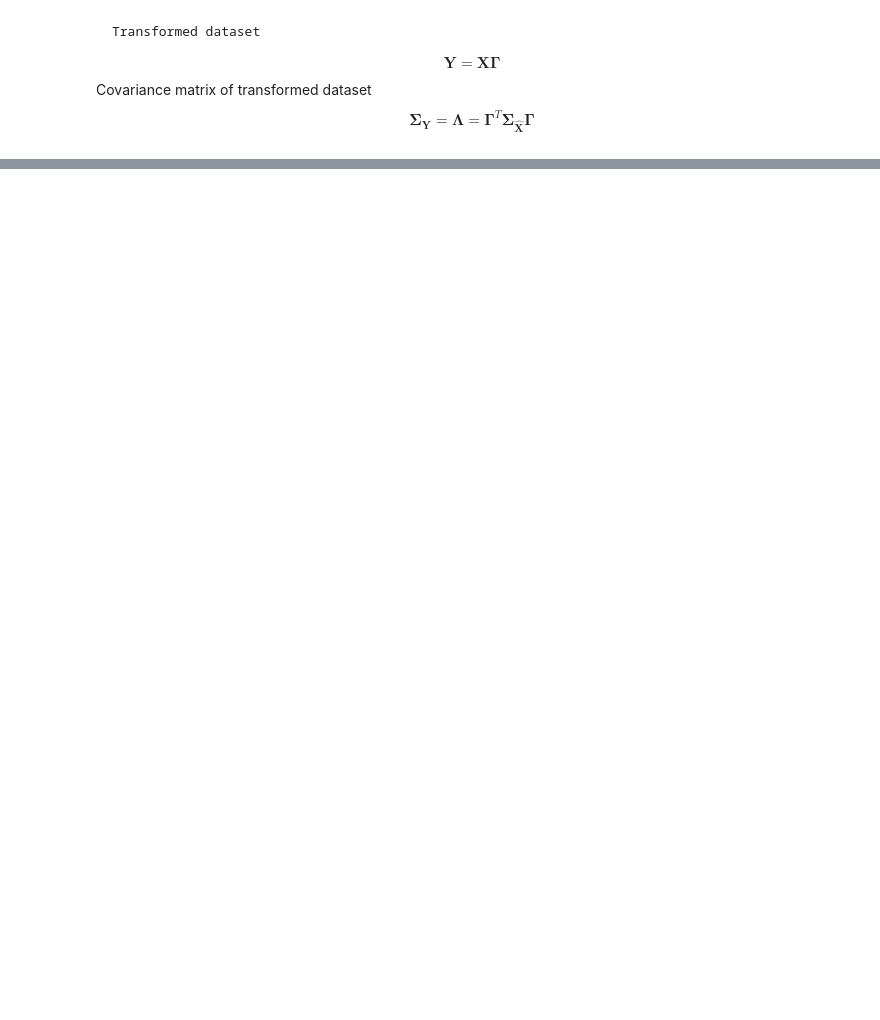
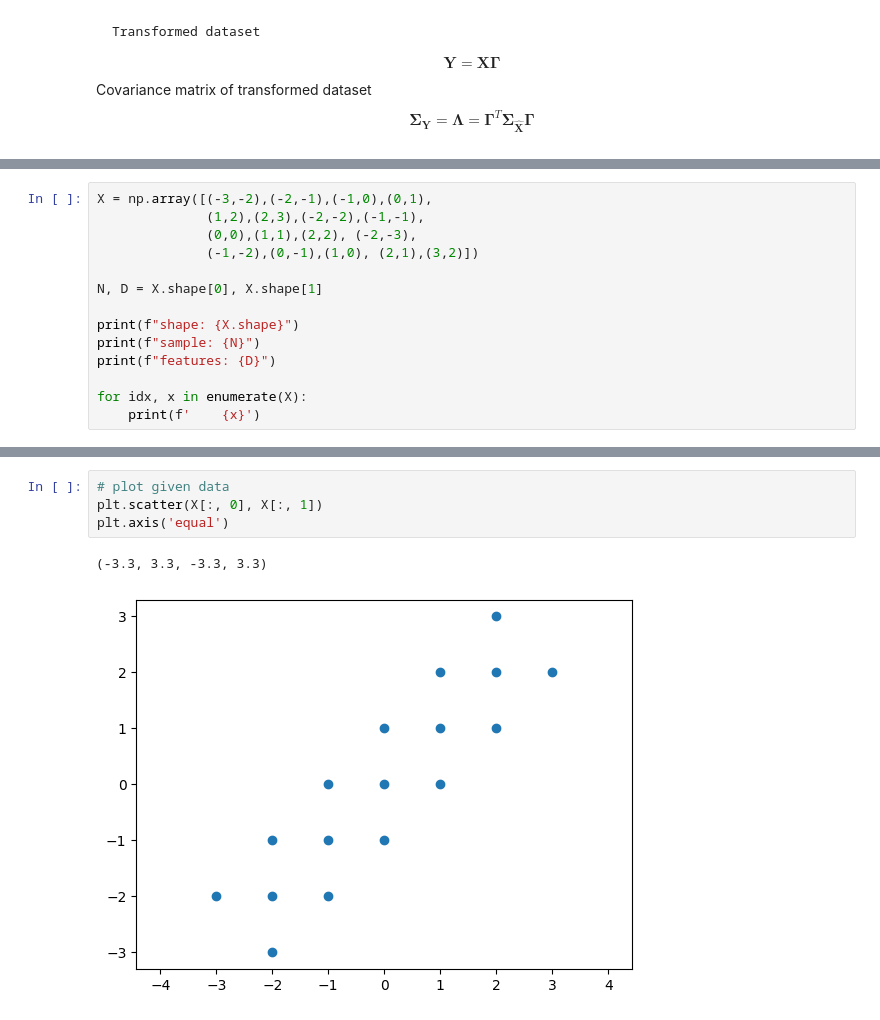
Before and after one commit to Ryoto-Kato/MachineLearning_DeepLearning-fundamentals, a Jupyter notebook: ML-Exercise/Dimensionality_Reduction.ipynb, the cells around one changed output, grey strips where cells are left out. Saved outputs shown, nothing was run; the diff lists cells and outputs as text; blank space fills up the shorter version.

```diff
--- a/ML-Exercise/Dimensionality_Reduction.ipynb
+++ b/ML-Exercise/Dimensionality_Reduction.ipynb
@@ -47,0 +87,14 @@ $$
+# %%
+X = np.array([(-3,-2),(-2,-1),(-1,0),(0,1),
+              (1,2),(2,3),(-2,-2),(-1,-1),
+              (0,0),(1,1),(2,2), (-2,-3),
+              (-1,-2),(0,-1),(1,0), (2,1),(3,2)])
+
+N, D = X.shape[0], X.shape[1]
+
+print(f"shape: {X.shape}")
+print(f"sample: {N}")
+print(f"features: {D}")
+
+for idx, x in enumerate(X):
+    print(f'    {x}')
@@ -47,0 +279,7 @@ $$
+# %%
+# plot given data
+plt.scatter(X[:, 0], X[:, 1])
+plt.axis('equal')
+# %% [output]
+(-3.3, 3.3, -3.3, 3.3)
+[figure, added]
```
Also changed, not shown: parts of 27 cells of this notebook.
